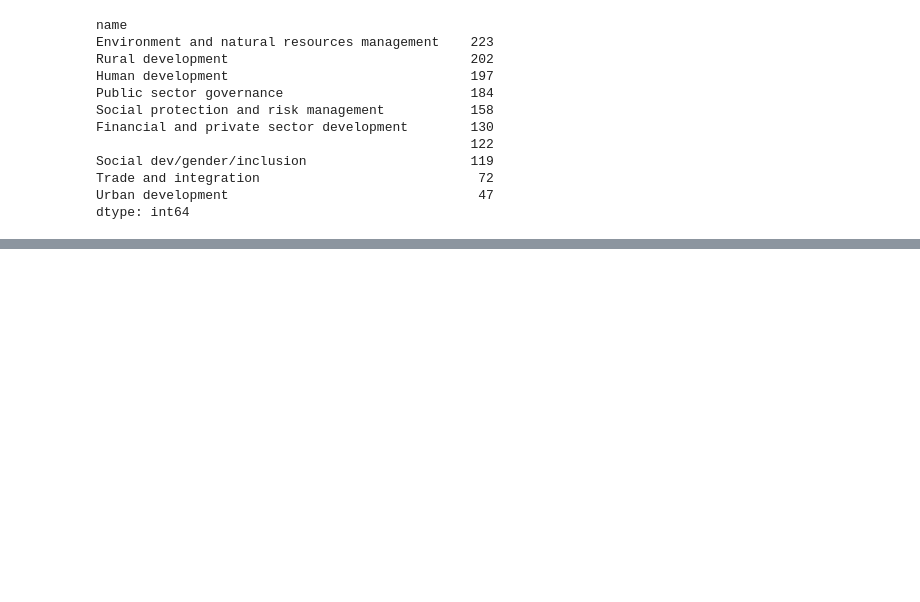
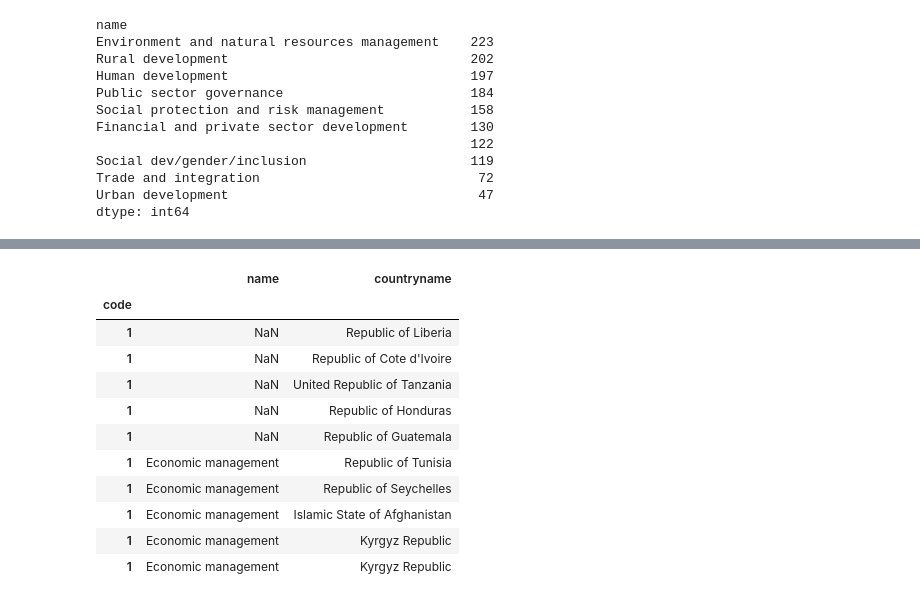
Before and after one commit to ch0ndawg/springboard, a Jupyter notebook: data_wrangling_json/sliderule_dsi_json_exercise.ipynb, the cells around one changed output, grey strips where cells are left out. Saved outputs shown, nothing was run; the diff lists cells and outputs as text; code cells hidden in the pictures; blank space fills up the shorter version.

Commit message:
I think I got it. Fillna is your friend... but you have to make sure it's indexed correctly

```diff
--- a/data_wrangling_json/sliderule_dsi_json_exercise.ipynb
+++ b/data_wrangling_json/sliderule_dsi_json_exercise.ipynb
@@ -237,0 +276,19 @@ dtype: int64
+# %%
+tg_code_sort = theme_groups.set_index(['code','name']).sort_index()
+tg_code_sort_2 = tg_code_sort.reset_index('name')
+# replace blanks with NaNs
+tg_code_sort_2.loc[tg_code_sort_2['name'] == '','name'] = np.nan
+tg_code_sort_2.head(10)
+# %% [output]
+|  | name | countryname |
+| code |  |  |
+| 1 | NaN | Republic of Liberia |
+| 1 | NaN | Republic of Cote d'Ivoire |
+| 1 | NaN | United Republic of Tanzania |
+| 1 | NaN | Republic of Honduras |
+| 1 | NaN | Republic of Guatemala |
+| 1 | Economic management | Republic of Tunisia |
+| 1 | Economic management | Republic of Seychelles |
+| 1 | Economic management | Islamic State of Afghanistan |
+| 1 | Economic management | Kyrgyz Republic |
+| 1 | Economic management | Kyrgyz Republic |
```
Also changed, not shown: parts of 6 cells of this notebook.
